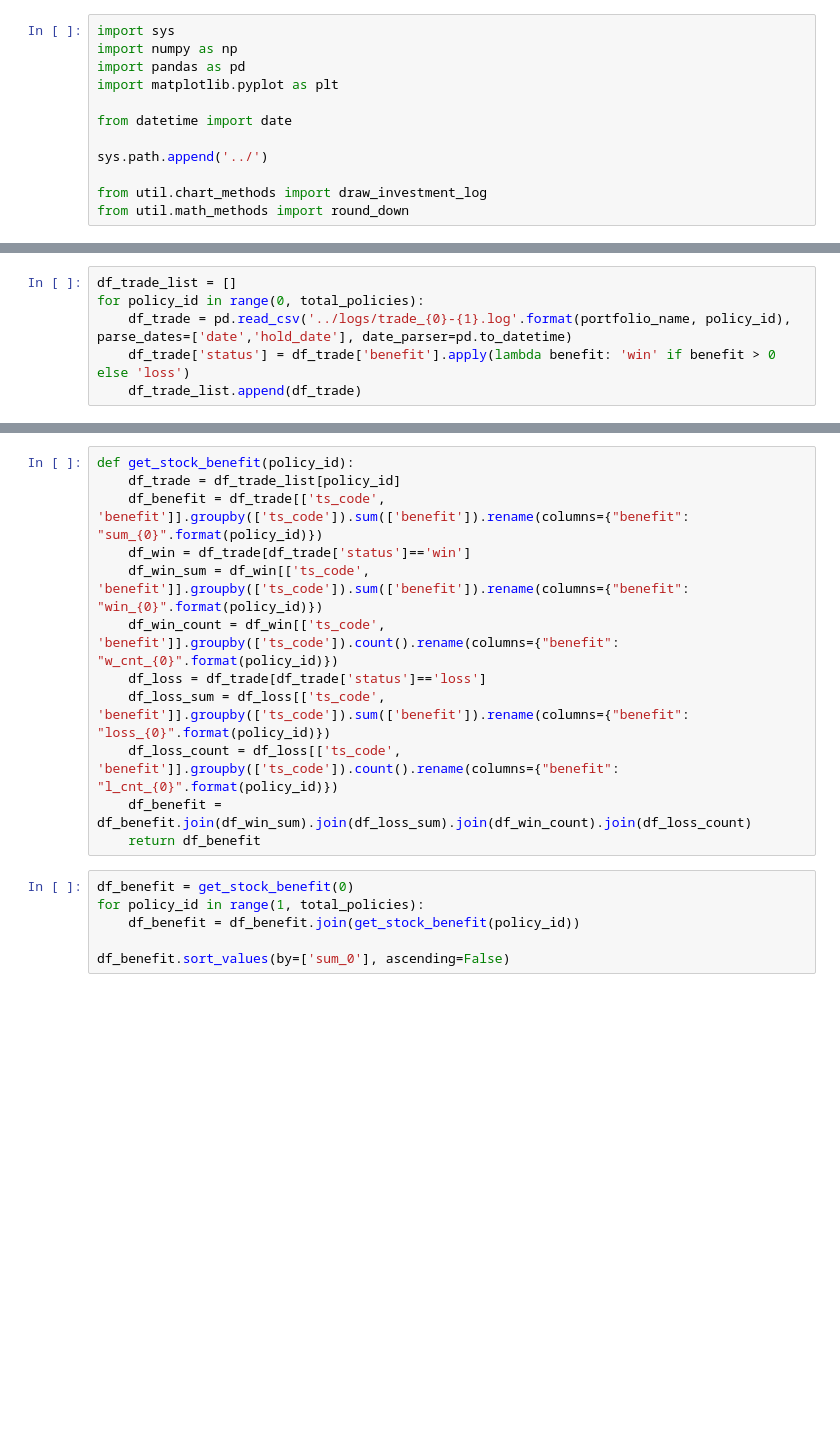
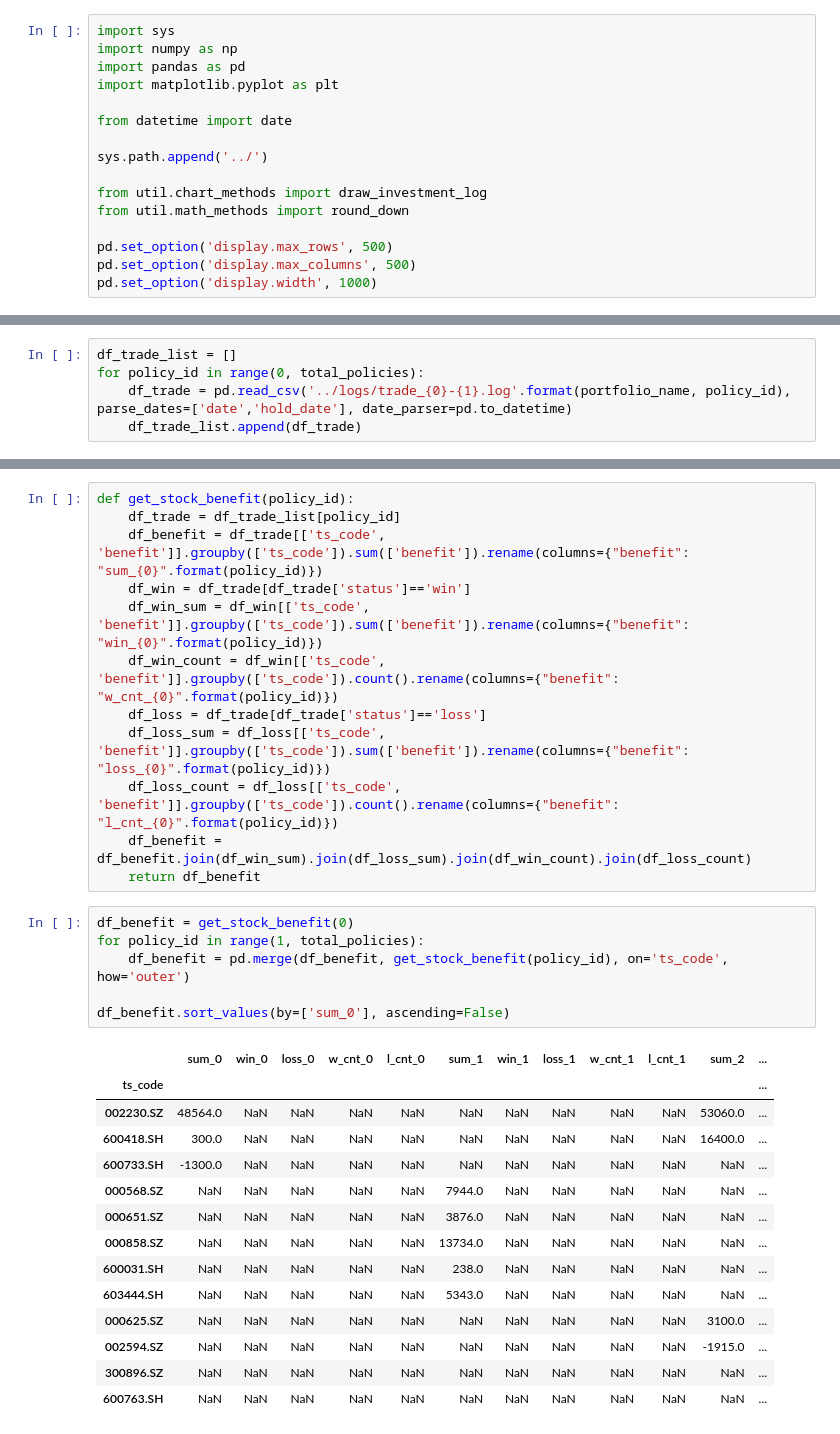
Before and after one commit to yingrui/turtle, a Jupyter notebook: notebook/investment_analysis.ipynb, the cells around one changed output, grey strips where cells are left out. Saved outputs shown, nothing was run; the diff lists cells and outputs as text; blank space fills up the shorter version.

```diff
--- a/notebook/investment_analysis.ipynb
+++ b/notebook/investment_analysis.ipynb
@@ -10,6 +10,10 @@ sys.path.append('../')
 
 from util.chart_methods import draw_investment_log
 from util.math_methods import round_down
+
+pd.set_option('display.max_rows', 500)
+pd.set_option('display.max_columns', 500)
+pd.set_option('display.width', 1000)
 # %%
 portfolio_name = 'test'
 total_policies = 6
@@ -36,7 +54,6 @@ for policy_id in range(0, total_policies):
 df_trade_list = []
 for policy_id in range(0, total_policies):
     df_trade = pd.read_csv('../logs/trade_{0}-{1}.log'.format(portfolio_name, policy_id), parse_dates=['date','hold_date'], date_parser=pd.to_datetime)
-    df_trade['status'] = df_trade['benefit'].apply(lambda benefit: 'win' if benefit > 0 else 'loss')
     df_trade_list.append(df_trade)
 # %%
 def get_win_loss(policy_id):
@@ -63,7 +84,22 @@ def get_stock_benefit(policy_id):
 # %%
 df_benefit = get_stock_benefit(0)
 for policy_id in range(1, total_policies):
-    df_benefit = df_benefit.join(get_stock_benefit(policy_id))
+    df_benefit = pd.merge(df_benefit, get_stock_benefit(policy_id), on='ts_code', how='outer')
 
 df_benefit.sort_values(by=['sum_0'], ascending=False)
+# %% [output]
+|  | sum_0 | win_0 | loss_0 | w_cnt_0 | l_cnt_0 | sum_1 | win_1 | loss_1 | w_cnt_1 | l_cnt_1 | sum_2 | ... |
+| ts_code |  |  |  |  |  |  |  |  |  |  |  | ... |
+| 002230.SZ | 48564.0 | NaN | NaN | NaN | NaN | NaN | NaN | NaN | NaN | NaN | 53060.0 | ... |
+| 600418.SH | 300.0 | NaN | NaN | NaN | NaN | NaN | NaN | NaN | NaN | NaN | 16400.0 | ... |
+| 600733.SH | -1300.0 | NaN | NaN | NaN | NaN | NaN | NaN | NaN | NaN | NaN | NaN | ... |
+| 000568.SZ | NaN | NaN | NaN | NaN | NaN | 7944.0 | NaN | NaN | NaN | NaN | NaN | ... |
+| 000651.SZ | NaN | NaN | NaN | NaN | NaN | 3876.0 | NaN | NaN | NaN | NaN | NaN | ... |
+| 000858.SZ | NaN | NaN | NaN | NaN | NaN | 13734.0 | NaN | NaN | NaN | NaN | NaN | ... |
+| 600031.SH | NaN | NaN | NaN | NaN | NaN | 238.0 | NaN | NaN | NaN | NaN | NaN | ... |
+| 603444.SH | NaN | NaN | NaN | NaN | NaN | 5343.0 | NaN | NaN | NaN | NaN | NaN | ... |
+| 000625.SZ | NaN | NaN | NaN | NaN | NaN | NaN | NaN | NaN | NaN | NaN | 3100.0 | ... |
+| 002594.SZ | NaN | NaN | NaN | NaN | NaN | NaN | NaN | NaN | NaN | NaN | -1915.0 | ... |
+| 300896.SZ | NaN | NaN | NaN | NaN | NaN | NaN | NaN | NaN | NaN | NaN | NaN | ... |
+| 600763.SH | NaN | NaN | NaN | NaN | NaN | NaN | NaN | NaN | NaN | NaN | NaN | ... |
 # %%
```
Also changed, not shown: parts of 4 cells of this notebook, 4 other files.
